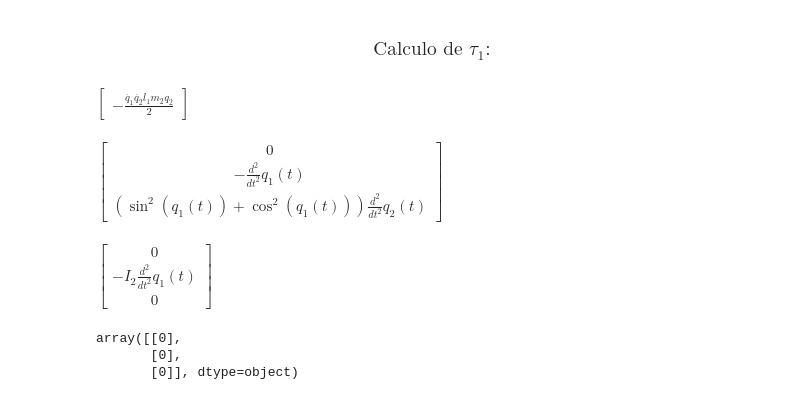
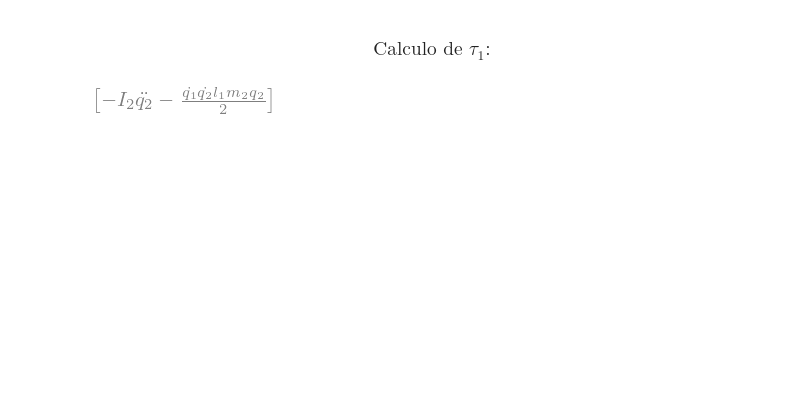
Before and after one commit to ErickNMA/Robotics, a Jupyter notebook: Dynamics/EA_3/N-E.ipynb, the cells around one changed output. Saved outputs shown, nothing was run; the diff lists cells and outputs as text; code cells hidden in the pictures; blank space fills up the shorter version.

```diff
--- a/Dynamics/EA_3/N-E.ipynb
+++ b/Dynamics/EA_3/N-E.ipynb
@@ -225,22 +226,8 @@ $\displaystyle \left[\begin{matrix}\frac{\ddot{q_1} l_{1} m_{1}}{2} + \ddot{q_1}
 # %% [markdown]
 ### $$\text{Calculo de } \tau_1 \text{:}$$
 # %%
-tau[i] = np.array((R[i][i+1]@tau[i+1]) - np.cross(f[i].T, r[i][i].T).T + np.cross((R[i][i+1]@f[i+1]).T, r[i+1][i].T).T + (I[i]@diff(Matrix(w[i]), t)) + np.cross(w[i].T, (I[i]@w[i]).T).T)
+tau[i] = np.array((R[i][i+1]@tau[i+1]) - np.cross(f[i].T, r[i][i].T).T + np.cross((R[i][i+1]@f[i+1]).T, r[i+1][i].T).T + (I[i]*diff(Matrix(w[i]), t)) + np.cross(w[i].T, (I[i]*w[i]).T).T)
 
 show(tau[i][2]).expand()
 # %% [output]
-$\displaystyle \left[\begin{matrix}- \frac{\dot{q_1} \dot{q_2} l_{1} m_{2} q_{2}}{2}\end{matrix}\right]$
+[figure, added]
-# %%
-diff(Matrix(w[2]), t)
-# %% [output]
-$\displaystyle \left[\begin{matrix}0\\- \frac{d^{2}}{d t^{2}} q_{1}{\left(t \right)}\\\left(\sin^{2}{\left(q_{1}{\left(t \right)} \right)} + \cos^{2}{\left(q_{1}{\left(t \right)} \right)}\right) \frac{d^{2}}{d t^{2}} q_{2}{\left(t \right)}\end{matrix}\right]$
-# %%
-(I[2]@diff(Matrix(w[2]), t))
-# %% [output]
-$\displaystyle \left[\begin{matrix}0\\- I_{2} \frac{d^{2}}{d t^{2}} q_{1}{\left(t \right)}\\0\end{matrix}\right]$
-# %%
-np.cross(w[i].T, (I[i]@w[i]).T).T
-# %% [output]
-array([[0],
-       [0],
-       [0]], dtype=object)
```
Also changed, not shown: parts of 14 cells of this notebook, 1 other file.
